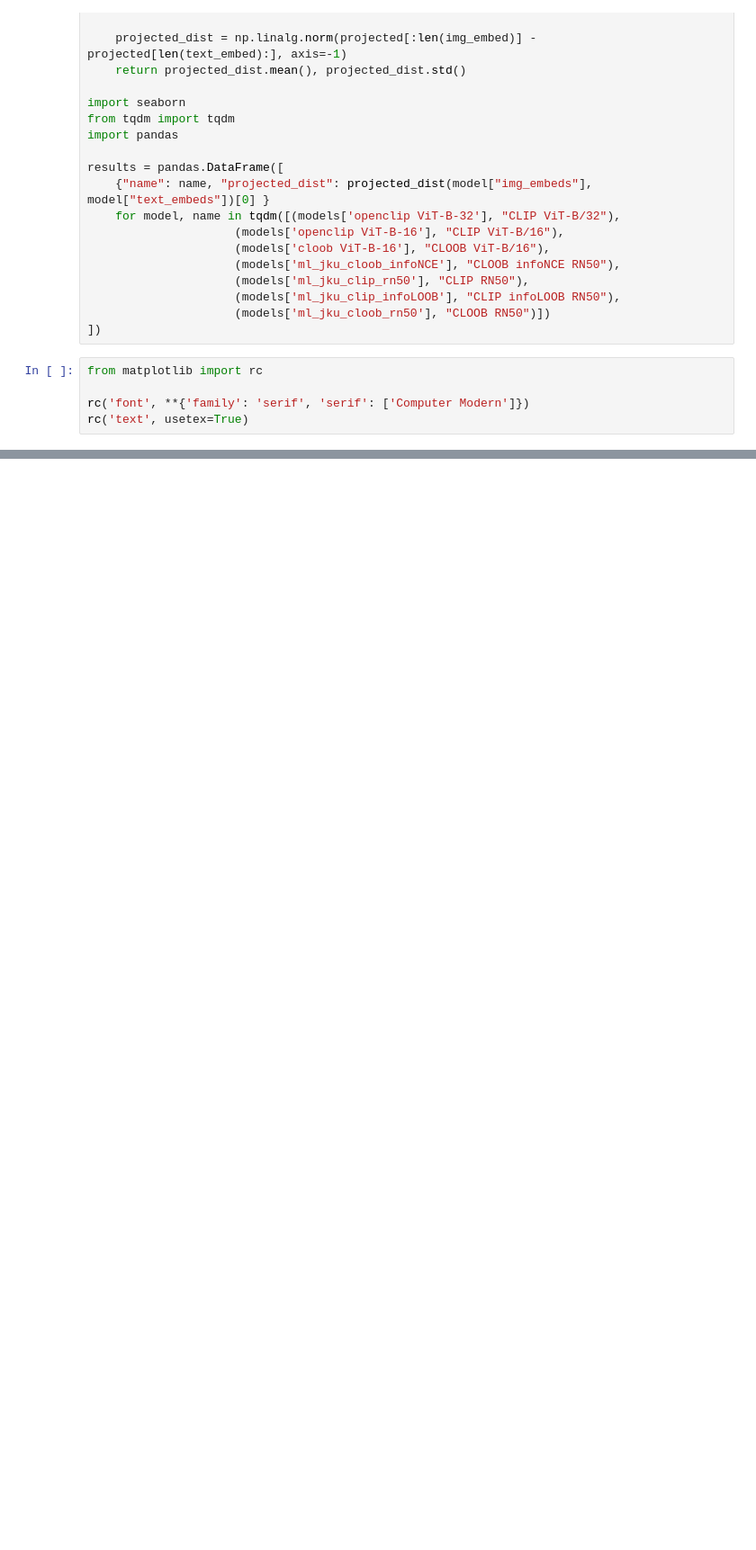
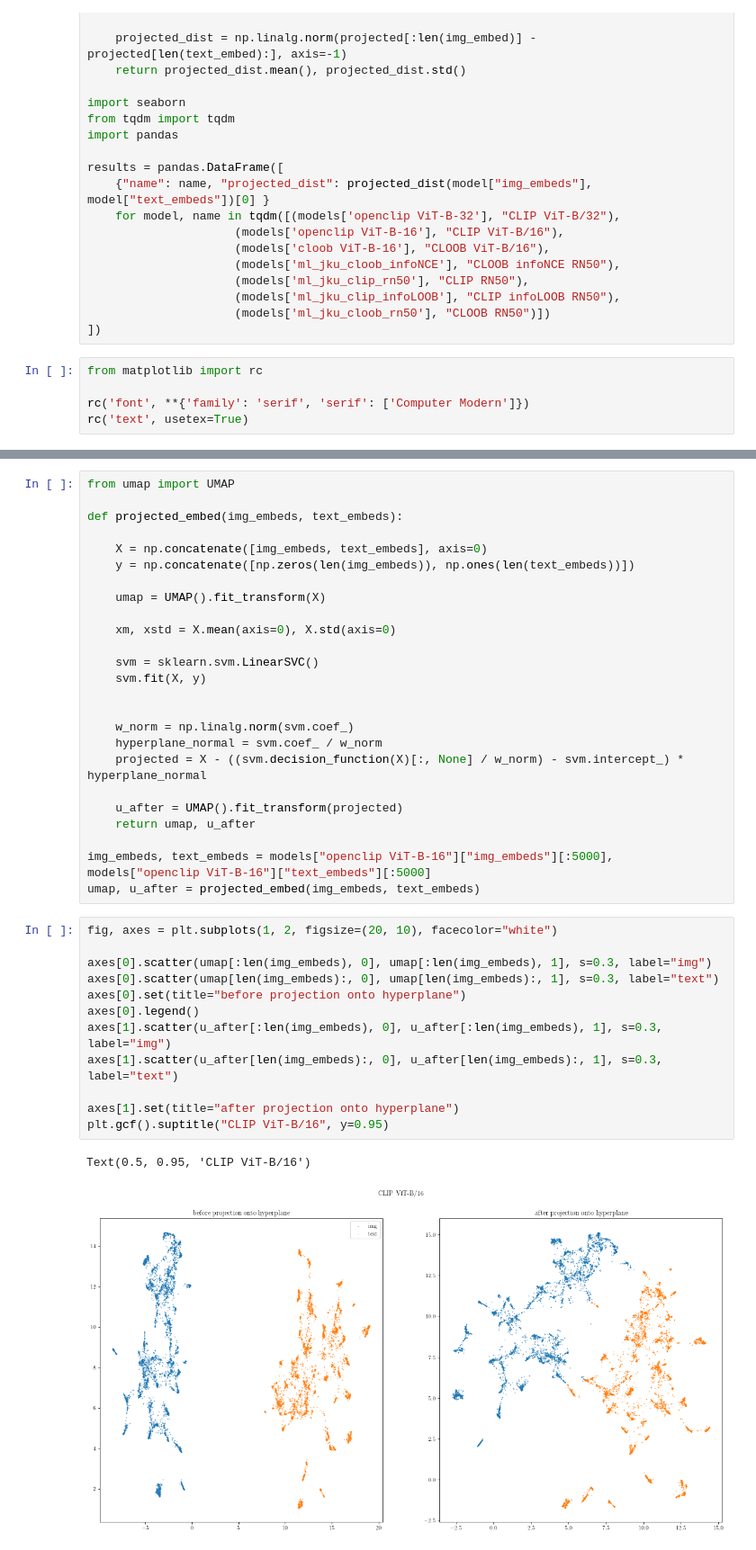
Before and after one commit to EleutherAI/exploring-contrastive-topology, a Jupyter notebook: Seperating Hyperplane Projected Distance.ipynb, the cells around one changed output, grey strips where cells are left out. Shown at 90% size. Saved outputs shown, nothing was run; the diff lists cells and outputs as text; blank space fills up the shorter version.

Commit message:
add umap before after

```diff
--- a/Seperating Hyperplane Projected Distance.ipynb
+++ b/Seperating Hyperplane Projected Distance.ipynb
@@ -71,0 +73,40 @@ seaborn.barplot(data=results, x="name", y="projected_dist")
+# %%
+from umap import UMAP
+
+def projected_embed(img_embeds, text_embeds):
+
+    X = np.concatenate([img_embeds, text_embeds], axis=0)
+    y = np.concatenate([np.zeros(len(img_embeds)), np.ones(len(text_embeds))])
+
+    umap = UMAP().fit_transform(X)
+
+    xm, xstd = X.mean(axis=0), X.std(axis=0)
+
+    svm = sklearn.svm.LinearSVC()
+    svm.fit(X, y)
+
+
+    w_norm = np.linalg.norm(svm.coef_)
+    hyperplane_normal = svm.coef_ / w_norm
+    projected = X - ((svm.decision_function(X)[:, None] / w_norm) - svm.intercept_) * hyperplane_normal
+
+    u_after = UMAP().fit_transform(projected)
+    return umap, u_after
+
+img_embeds, text_embeds = models["openclip ViT-B-16"]["img_embeds"][:5000], models["openclip ViT-B-16"]["text_embeds"][:5000]
+umap, u_after = projected_embed(img_embeds, text_embeds)
+# %%
+fig, axes = plt.subplots(1, 2, figsize=(20, 10), facecolor="white")
+
+axes[0].scatter(umap[:len(img_embeds), 0], umap[:len(img_embeds), 1], s=0.3, label="img")
+axes[0].scatter(umap[len(img_embeds):, 0], umap[len(img_embeds):, 1], s=0.3, label="text")
+axes[0].set(title="before projection onto hyperplane")
+axes[0].legend()
+axes[1].scatter(u_after[:len(img_embeds), 0], u_after[:len(img_embeds), 1], s=0.3, label="img")
+axes[1].scatter(u_after[len(img_embeds):, 0], u_after[len(img_embeds):, 1], s=0.3, label="text")
+
+axes[1].set(title="after projection onto hyperplane")
+plt.gcf().suptitle("CLIP ViT-B/16", y=0.95)
+# %% [output]
+Text(0.5, 0.95, 'CLIP ViT-B/16')
+[figure, added]
```
Also changed, not shown: parts of 2 cells of this notebook.
